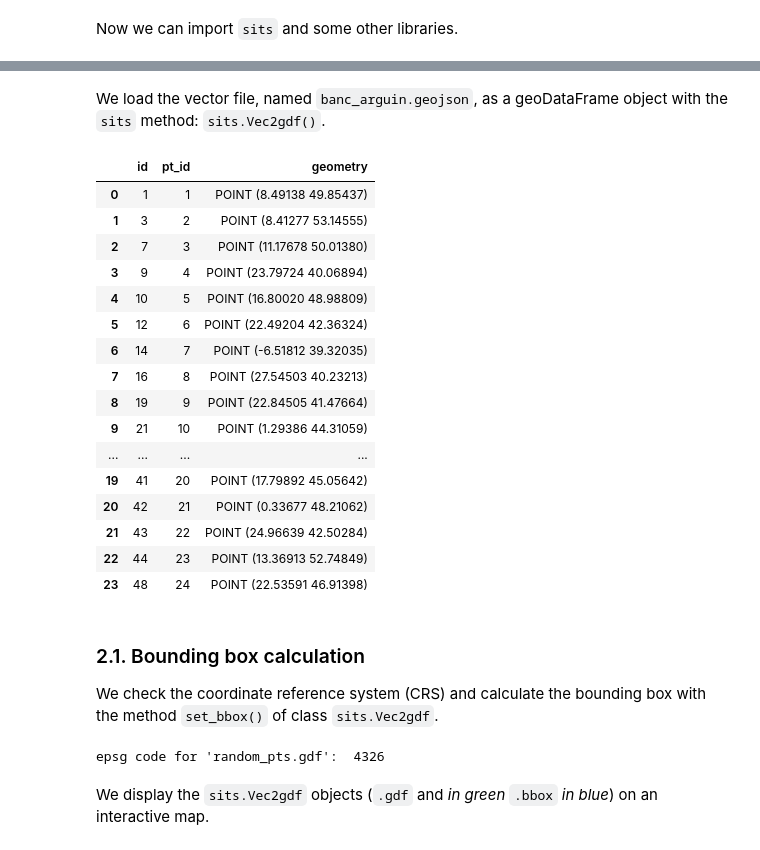
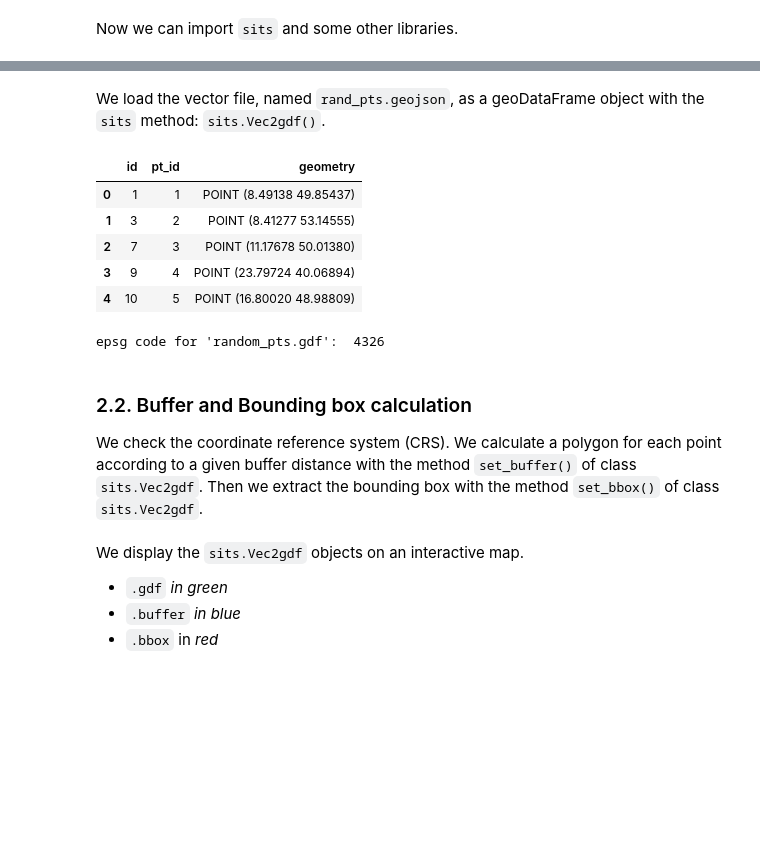
Before and after one commit to kenoz/SITS_utils, a Jupyter notebook: examples/colab_sits_ex02.ipynb, the cells around one changed output, grey strips where cells are left out. Cells and saved outputs as stored; diff of their text form; code cells hidden in the pictures; blank space fills up the shorter version.

```diff
--- a/examples/colab_sits_ex02.ipynb
+++ b/examples/colab_sits_ex02.ipynb
@@ -83,36 +51,22 @@ rand_pts.geojson    100%[===================>]   3.78K  --.-KB/s    in 0s
 # %% [markdown]
-We load the vector file, named `banc_arguin.geojson`, as a geoDataFrame object with the `sits` method: `sits.Vec2gdf()`.
+We load the vector file, named `rand_pts.geojson`, as a geoDataFrame object with the `sits` method: `sits.Vec2gdf()`.
 # %%
 data_dir = 'test_data'
 random_pts = sits.Vec2gdf(os.path.join(data_dir, 'rand_pts.geojson'))
-random_pts.gdf
+random_pts.gdf.head()
 # %% [output]
 |  | id | pt_id | geometry |
 | 0 | 1 | 1 | POINT (8.49138 49.85437) |
 | 1 | 3 | 2 | POINT (8.41277 53.14555) |
 | 2 | 7 | 3 | POINT (11.17678 50.01380) |
 | 3 | 9 | 4 | POINT (23.79724 40.06894) |
 | 4 | 10 | 5 | POINT (16.80020 48.98809) |
-| 5 | 12 | 6 | POINT (22.49204 42.36324) |
-| 6 | 14 | 7 | POINT (-6.51812 39.32035) |
-| 7 | 16 | 8 | POINT (27.54503 40.23213) |
-| 8 | 19 | 9 | POINT (22.84505 41.47664) |
-| 9 | 21 | 10 | POINT (1.29386 44.31059) |
-| ... | ... | ... | ... |
-| 19 | 41 | 20 | POINT (17.79892 45.05642) |
-| 20 | 42 | 21 | POINT (0.33677 48.21062) |
-| 21 | 43 | 22 | POINT (24.96639 42.50284) |
-| 22 | 44 | 23 | POINT (13.36913 52.74849) |
-| 23 | 48 | 24 | POINT (22.53591 46.91398) |
+# %%
+# check epsg
+print(f"epsg code for 'random_pts.gdf':  {random_pts.gdf.crs.to_epsg()}")
+# %% [output]
+epsg code for 'random_pts.gdf':  4326
 # %% [markdown]
-### 2.1. Bounding box calculation
+### 2.2. Buffer and Bounding box calculation
 
-We check the coordinate reference system (CRS) and calculate the bounding box with the method `set_bbox()` of class `sits.Vec2gdf`.
+We check the coordinate reference system (CRS). We calculate a polygon for each point according to a given buffer distance with the method `set_buffer()` of class `sits.Vec2gdf`. Then we extract the bounding box with the method `set_bbox()` of class `sits.Vec2gdf`.
-# %%
-# check epsg
-print(f"epsg code for 'random_pts.gdf':  {random_pts.gdf.crs.to_epsg()}")
-
-random_pts.set_buffer('gdf', 0.01)
-random_pts.set_bbox('buffer')
-# %% [output]
-epsg code for 'random_pts.gdf':  4326
@@ -119,5 +79,9 @@ epsg code for 'random_pts.gdf':  4326
 # %% [markdown]
-We display the `sits.Vec2gdf` objects (`.gdf` and _in green_ `.bbox` _in blue_) on an interactive map.
+We display the `sits.Vec2gdf` objects on an interactive map.
+
+*   `.gdf` _in green_
+*   `.buffer` _in blue_
+*   `.bbox` in _red_
 # %%
 import folium
 
```
Also changed, not shown: parts of 25 cells of this notebook, 7 other files.
